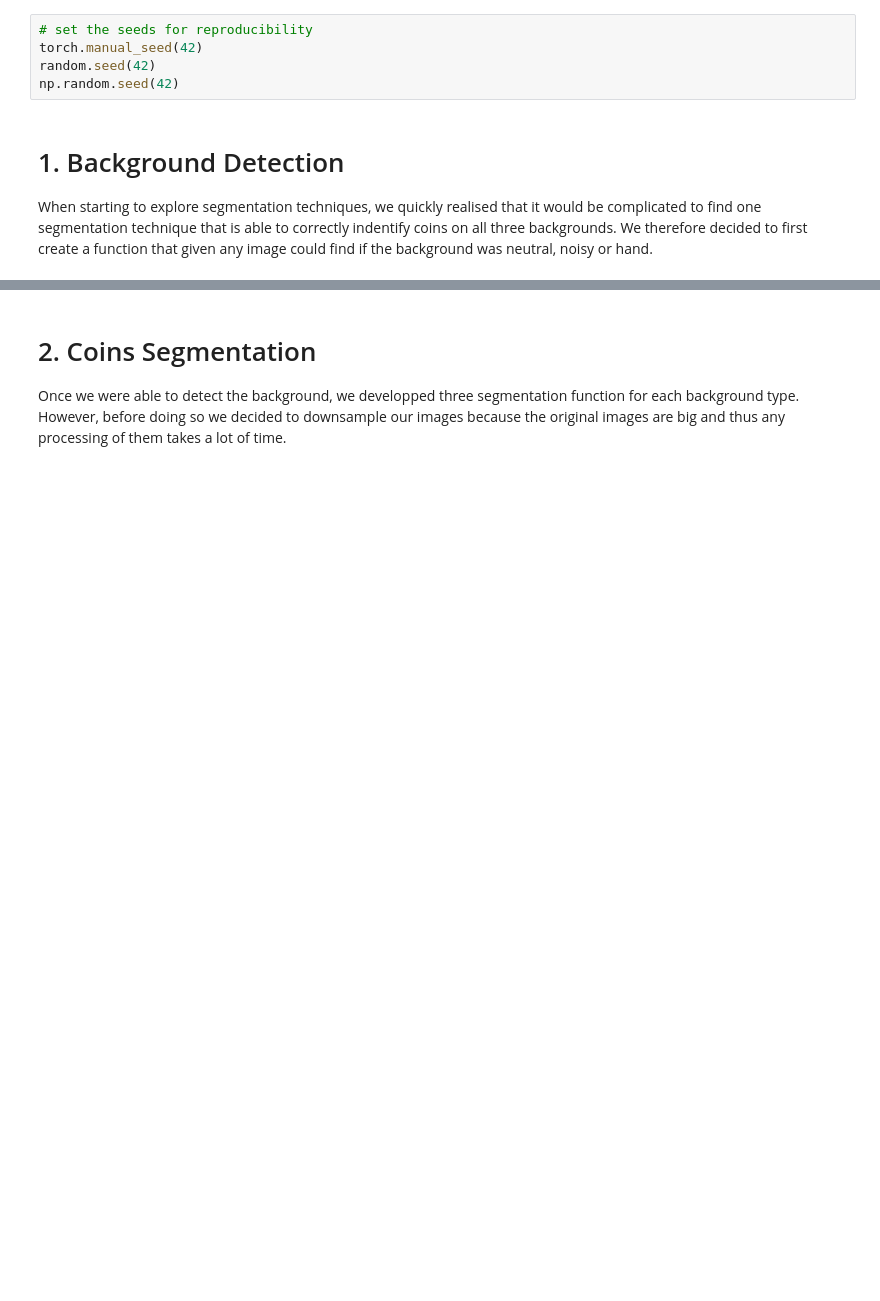
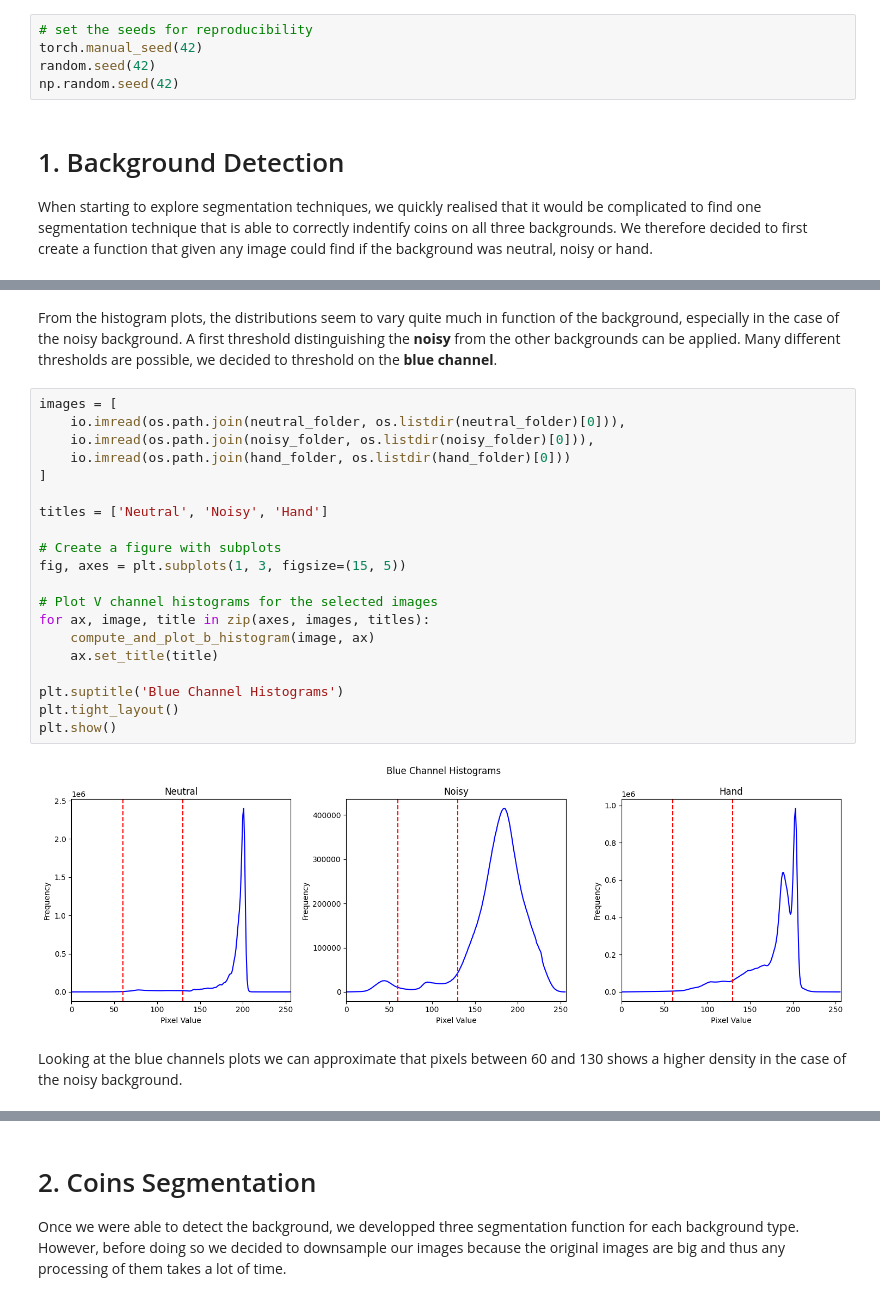
Before and after one commit to raphaellehartwig/iapr_group_55, a Jupyter notebook: project/rapport_Lucille.ipynb, the cells around one changed output, grey strips where cells are left out. Drawn from its saved outputs; the diff is of its cells as text; blank space fills up the shorter version.

```diff
--- a/project/rapport_Lucille.ipynb
+++ b/project/rapport_Lucille.ipynb
@@ -51,0 +140,26 @@ When starting to explore segmentation techniques, we quickly realised that it wo
+# %% [markdown]
+From the histogram plots, the distributions seem to vary quite much in function of the background, especially in the case of the noisy background. A first threshold distinguishing the **noisy** from the other backgrounds can be applied. Many different thresholds are possible, we decided to threshold on the **blue channel**.
+# %%
+images = [
+    io.imread(os.path.join(neutral_folder, os.listdir(neutral_folder)[0])),
+    io.imread(os.path.join(noisy_folder, os.listdir(noisy_folder)[0])),
+    io.imread(os.path.join(hand_folder, os.listdir(hand_folder)[0]))
+]
+
+titles = ['Neutral', 'Noisy', 'Hand']
+
+# Create a figure with subplots
+fig, axes = plt.subplots(1, 3, figsize=(15, 5))
+
+# Plot V channel histograms for the selected images
+for ax, image, title in zip(axes, images, titles):
+    compute_and_plot_b_histogram(image, ax)
+    ax.set_title(title)
+
+plt.suptitle('Blue Channel Histograms')
+plt.tight_layout()
+plt.show()
+# %% [output]
+[figure, added]
+# %% [markdown]
+Looking at the blue channels plots we can approximate that pixels between 60 and 130 shows a higher density in the case of the noisy background.
```
Also changed, not shown: parts of 35 cells of this notebook.
